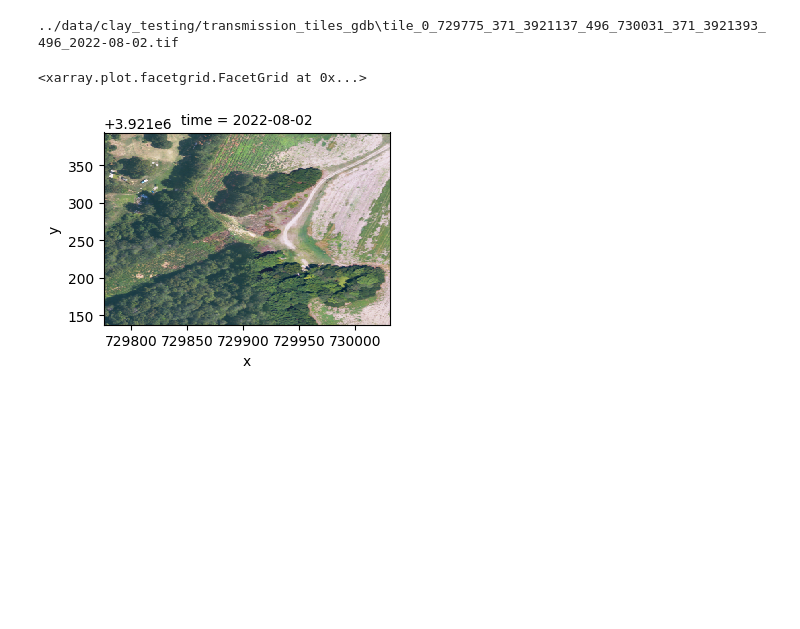
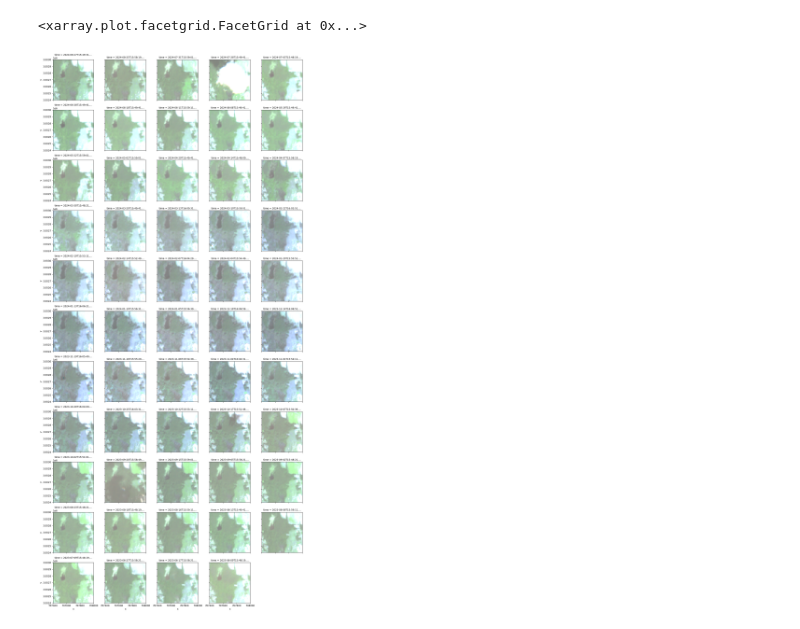
Before and after one commit to benton-tripp/urban-clay, a Jupyter notebook: notebooks/data-setup.ipynb, the cells around one changed output. Saved outputs shown, nothing was run; the diff lists cells and outputs as text; code cells hidden in the pictures; blank space fills up the shorter version.

```diff
--- a/notebooks/data-setup.ipynb
+++ b/notebooks/data-setup.ipynb
@@ -98,0 +152,18 @@ plt.show()
+# %%
+# Calculate the width and height of each tile
+tiles_gdf['width'] = tiles_gdf.geometry.bounds.apply(lambda row: row.maxx - row.minx, axis=1)
+tiles_gdf['height'] = tiles_gdf.geometry.bounds.apply(lambda row: row.maxy - row.miny, axis=1)
+
+# Alternatively, you can compute the width and height directly
+# tiles_gdf['width'] = tiles_gdf.geometry.bounds['maxx'] - tiles_gdf.geometry.bounds['minx']
+# tiles_gdf['height'] = tiles_gdf.geometry.bounds['maxy'] - tiles_gdf.geometry.bounds['miny']
+
+# Check if all tiles have the same width and height
+unique_widths = tiles_gdf['width'].unique()
+unique_heights = tiles_gdf['height'].unique()
+
+if len(unique_widths) == 1 and len(unique_heights) == 1:
+    print(f"All tiles have uniform size: width = {unique_widths[0]} meters, height = {unique_heights[0]} meters.")
+else:
+    print("Tiles have varying sizes:")
+    print(tiles_gdf[['width', 'height']])
@@ -407,0 +347,3 @@ Saved data to ../data/clay_testing/transmission_tiles_gdb\tile_1030_748710_026_3
+# %%
+ds = rioxarray.open_rasterio(tiles_gdf.at[0, 'data_files'][0])
+ds
@@ -408,24 +364,24 @@ Saved data to ../data/clay_testing/transmission_tiles_gdb\tile_1030_748710_026_3
 # %%
 def get_by_idx(tile_idx, tiles_gdf, bands):
     tile_data_files = tiles_gdf.at[tile_idx, 'data_files']
     datasets = []
     for data_file in tile_data_files:
-        print(data_file)
+        # print(data_file)
         date_str = os.path.splitext(os.path.basename(data_file))[0].split('_')[-1]
+        ds = rioxarray.open_rasterio(data_file)
+        date_str = ds.time
         date = np.datetime64(date_str, 'ns')
-        ds = rioxarray.open_rasterio(data_file)
         ds = ds.assign_coords(band=bands)
         ds = ds.expand_dims({'time': [date]})
         datasets.append(ds)
     stacked_ds = xr.concat(datasets, dim='time')
     return stacked_ds
 
 stack = get_by_idx(0, tiles_gdf, bands)
 
-stack.sel(band=["red", "green", "blue"]).plot.imshow(
+stack.sel(band=["B02", "B03", "B04"]).plot.imshow(
     row="time", rgb="band", vmin=0, vmax=2000, col_wrap=5
 )
 # %% [output]
-../data/clay_testing/transmission_tiles_gdb\tile_0_729775_371_3921137_496_730031_371_3921393_496_2022-08-02.tif
+<xarray.plot.facetgrid.FacetGrid at 0x...>
-<xarray.plot.facetgrid.FacetGrid at 0x...>
-[figure, old version]
+[figure, new version]
```
Also changed, not shown: parts of 11 cells of this notebook.
